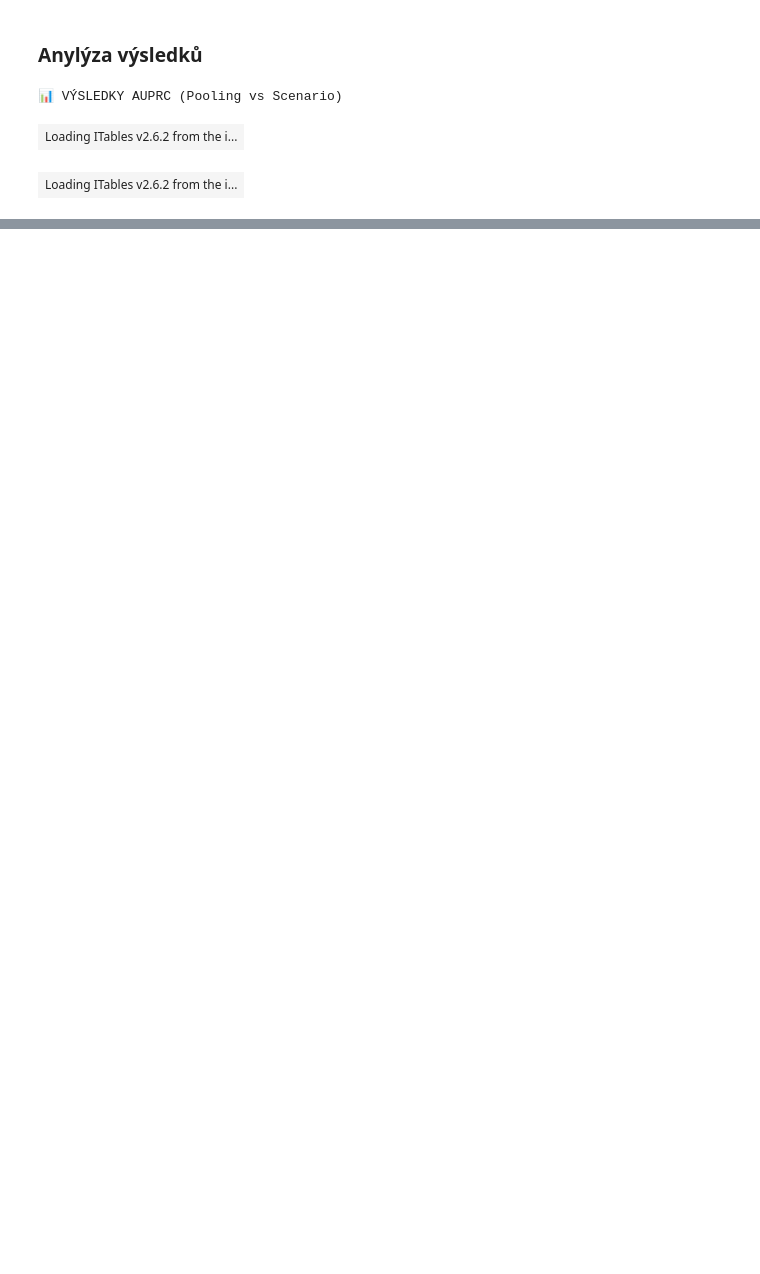
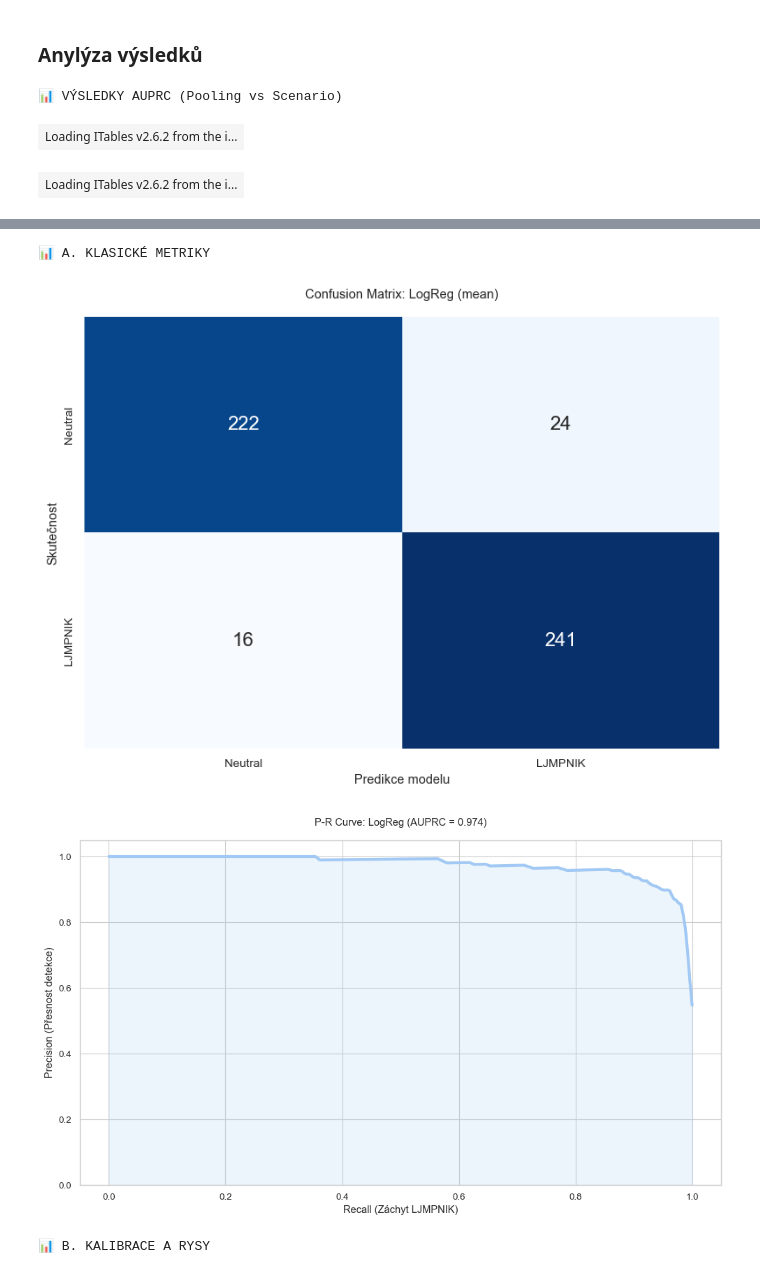
Before and after one commit to Dobes-Michal-Tobias/ThesisCoding, a Jupyter notebook: notebooks/05_M2_S2_Supervised_Classification-Token_level.ipynb, the cells around one changed output, grey strips where cells are left out. Cells and saved outputs as stored; diff of their text form; code cells hidden in the pictures; blank space fills up the shorter version.

```diff
--- a/notebooks/05_M2_S2_Supervised_Classification-Token_level.ipynb
+++ b/notebooks/05_M2_S2_Supervised_Classification-Token_level.ipynb
@@ -308,0 +350,14 @@ UnicodeDecodeError: 'charmap' codec can't decode byte 0x83 in position 6892: cha
+# %%
+print("\n📊 A. KLASICKÉ METRIKY")
+viz.plot_confusion_matrix_heatmap(y_test, y_pred, title=f"Confusion Matrix: {best_model_name} ({best_pooling})")
+viz.plot_pr_curve(y_test, y_probs, title=f"P-R Curve: {best_model_name}")
+
+print("\n📊 B. KALIBRACE A RYSY")
+viz.plot_model_calibration(y_test, y_probs, title=f"Calibration Curve ({best_model_name})")
+# Feature importance (ukáže důležité dimenze embeddingu)
+viz.plot_feature_importance(clf, top_n=20)
+# %% [output]
+📊 A. KLASICKÉ METRIKY
+[figure, added]
+[figure, added]
+📊 B. KALIBRACE A RYSY
```
Also changed, not shown: parts of 7 cells of this notebook, 3 other files.
